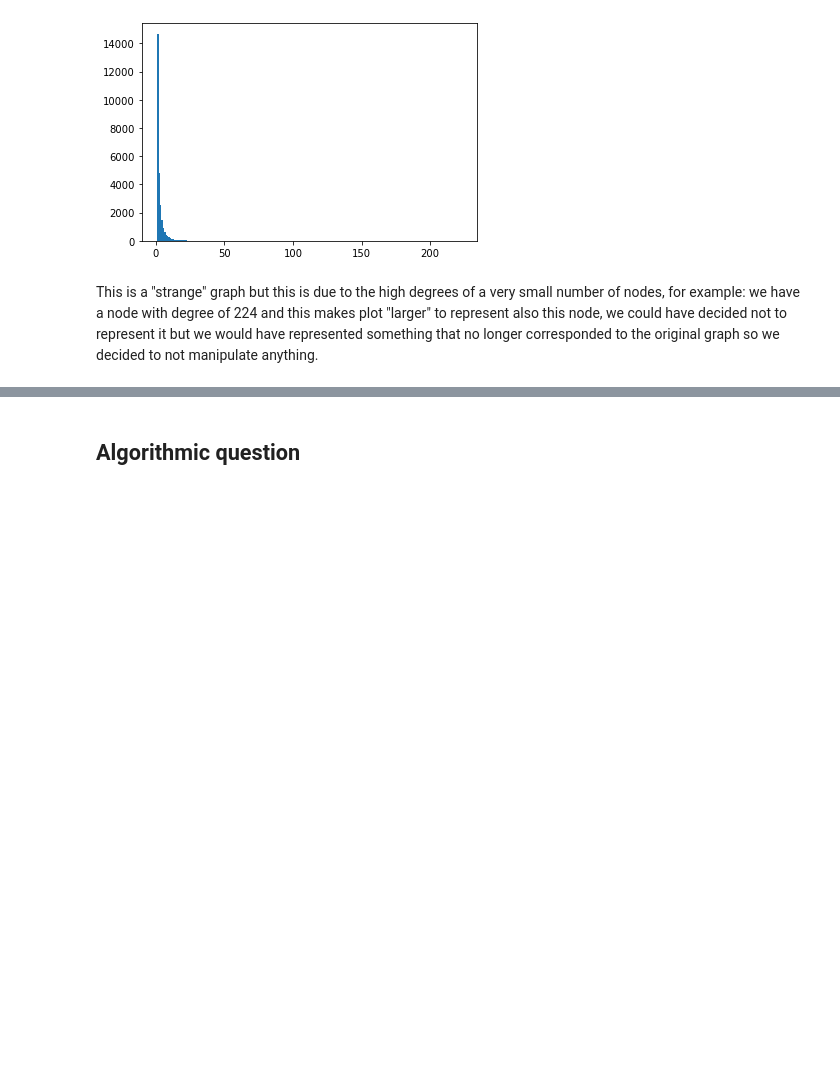
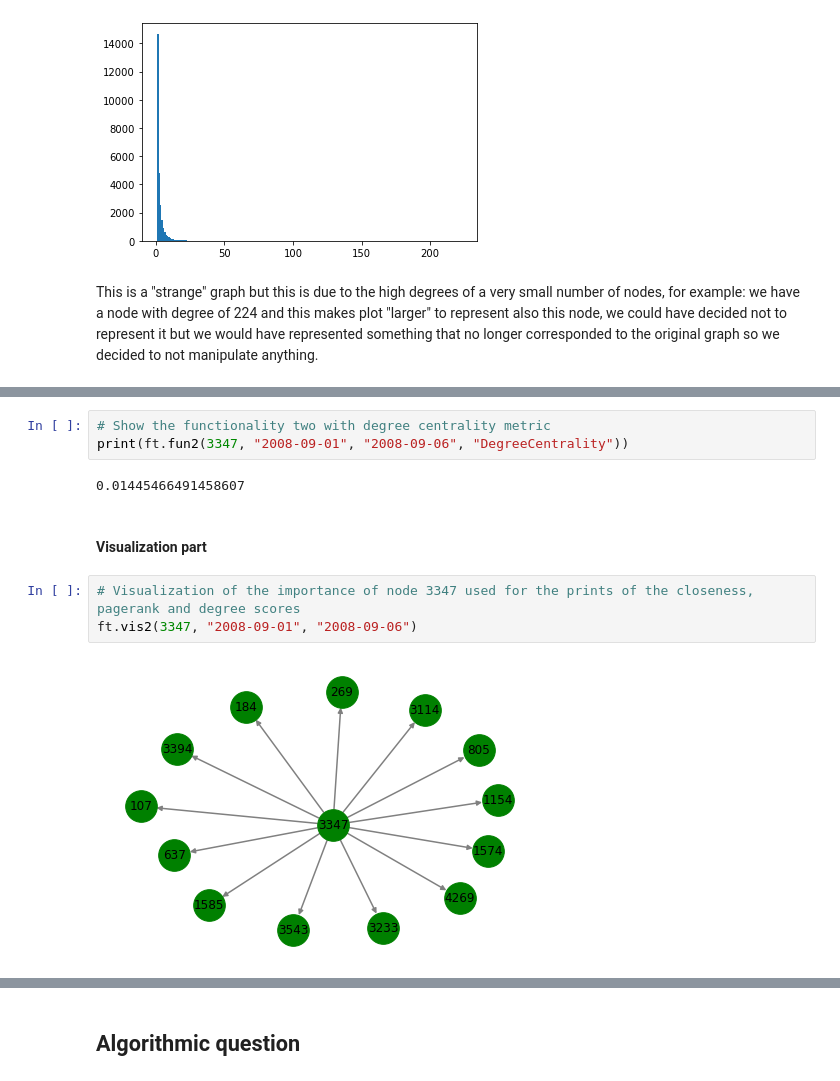
Before and after one commit to 1849300/ADM-HW5, a Jupyter notebook: main.ipynb, the cells around one changed output, grey strips where cells are left out. Cells and saved outputs as stored; diff of their text form; blank space fills up the shorter version.

```diff
--- a/main.ipynb
+++ b/main.ipynb
@@ -61,0 +86,12 @@ graph.get_edge_data(fin[0][0], fin[0][1])
+# %%
+# Show the functionality two with degree centrality metric
+print(ft.fun2(3347, "2008-09-01", "2008-09-06", "DegreeCentrality"))
+# %% [output]
+0.01445466491458607
+# %% [markdown]
+#### Visualization part
+# %%
+# Visualization of the importance of node 3347 used for the prints of the closeness, pagerank and degree scores
+ft.vis2(3347, "2008-09-01", "2008-09-06")
+# %% [output]
+[figure, added]
```
Also changed, not shown: parts of 17 cells of this notebook, 2 other files.
